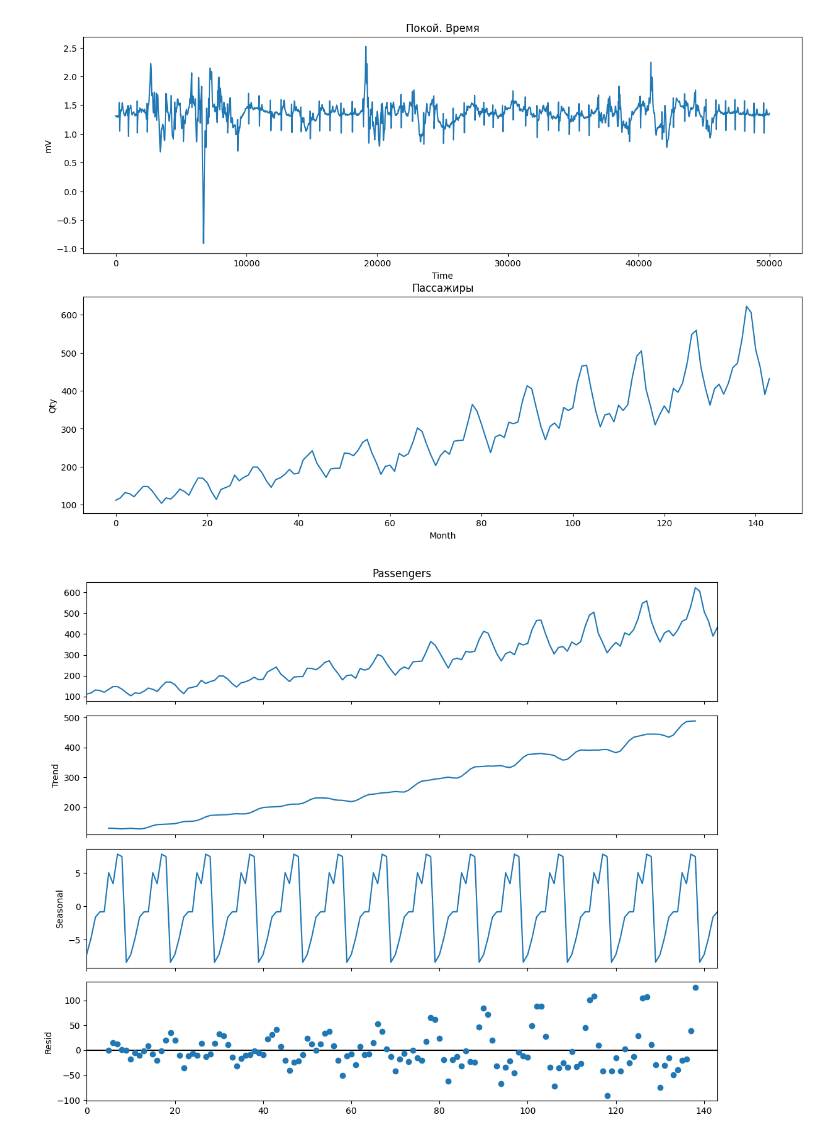
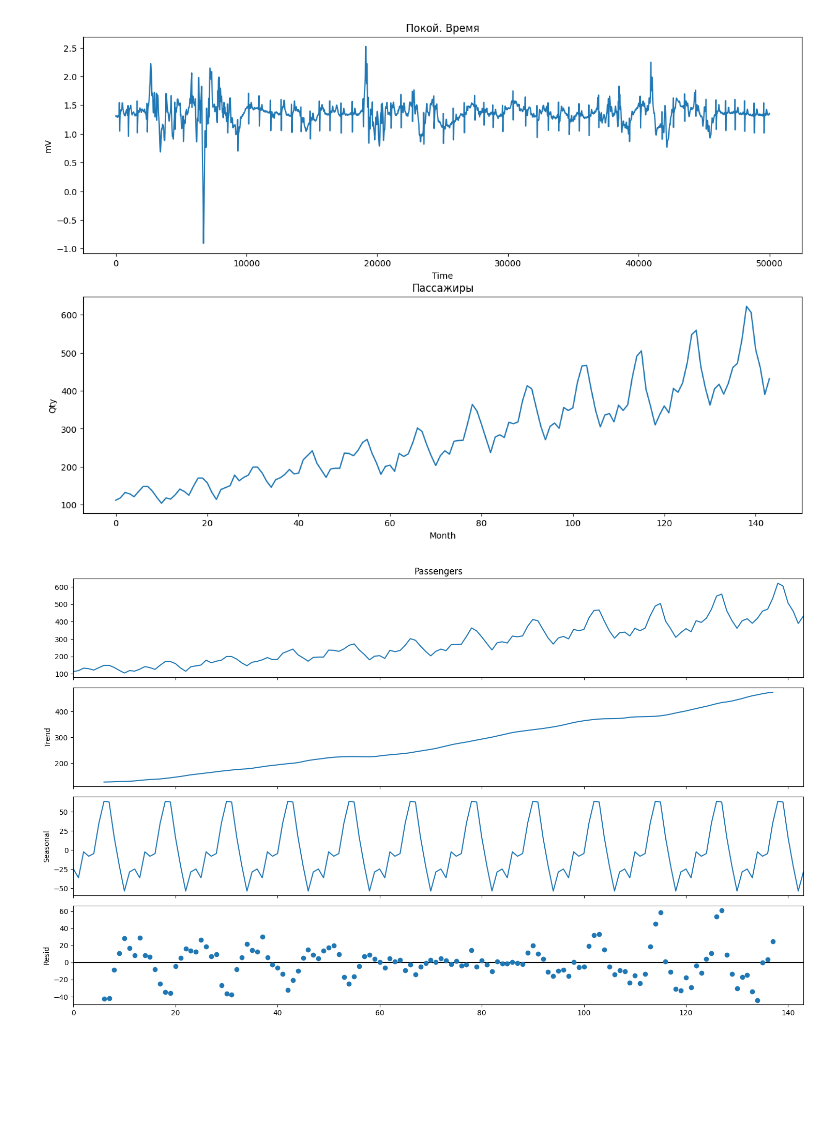
Before and after one commit to EdenStabbfer/PSU_TimeSeries, a Jupyter notebook: Lab-2/main.ipynb, the cells around one changed output. Cells and saved outputs as stored; diff of their text form; code cells hidden in the pictures; blank space fills up the shorter version.

```diff
--- a/Lab-2/main.ipynb
+++ b/Lab-2/main.ipynb
@@ -50,10 +50,10 @@ Text(0.5, 1.0, 'Пассажиры')
 # %%
 from statsmodels.tsa.seasonal import seasonal_decompose
 from pylab import rcParams
-rcParams['figure.figsize'] = 11, 9
+rcParams['figure.figsize'] = 15, 9
 
-decompose = seasonal_decompose(passangers['Passengers'], period=10)
+decompose = seasonal_decompose(passangers['Passengers'], period=12, model='Multiplicative')
 decompose.plot()
 plt.show()
 # %% [output]
-[figure, old version]
+[figure, new version]
```
Also changed, not shown: parts of 1 cell of this notebook, 2 other files.
